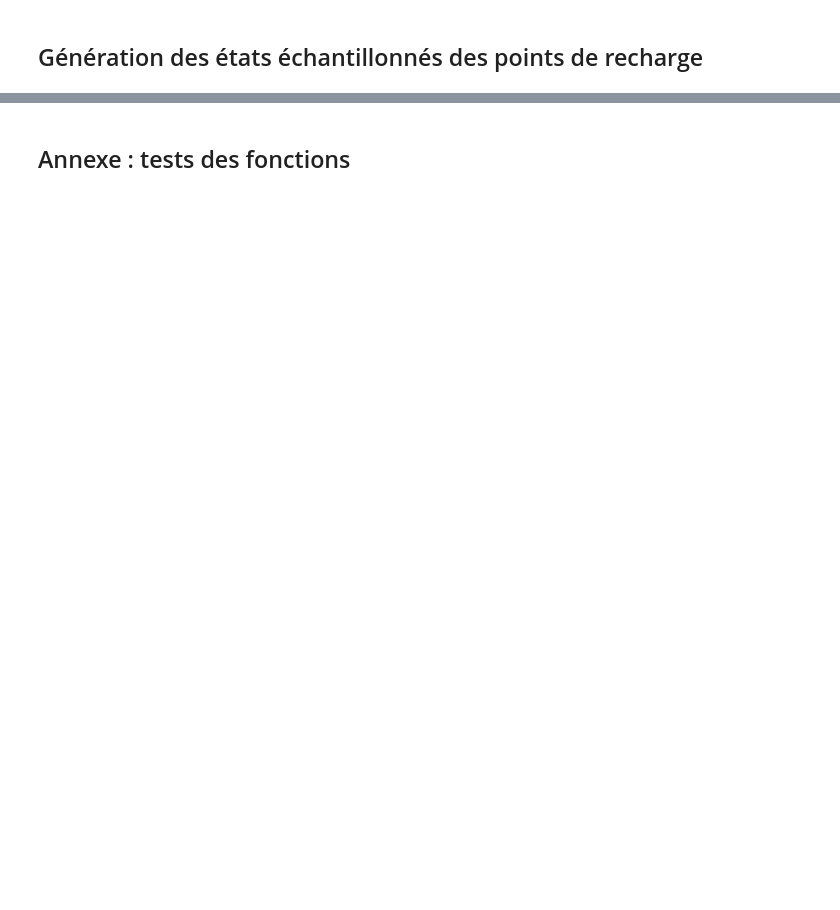
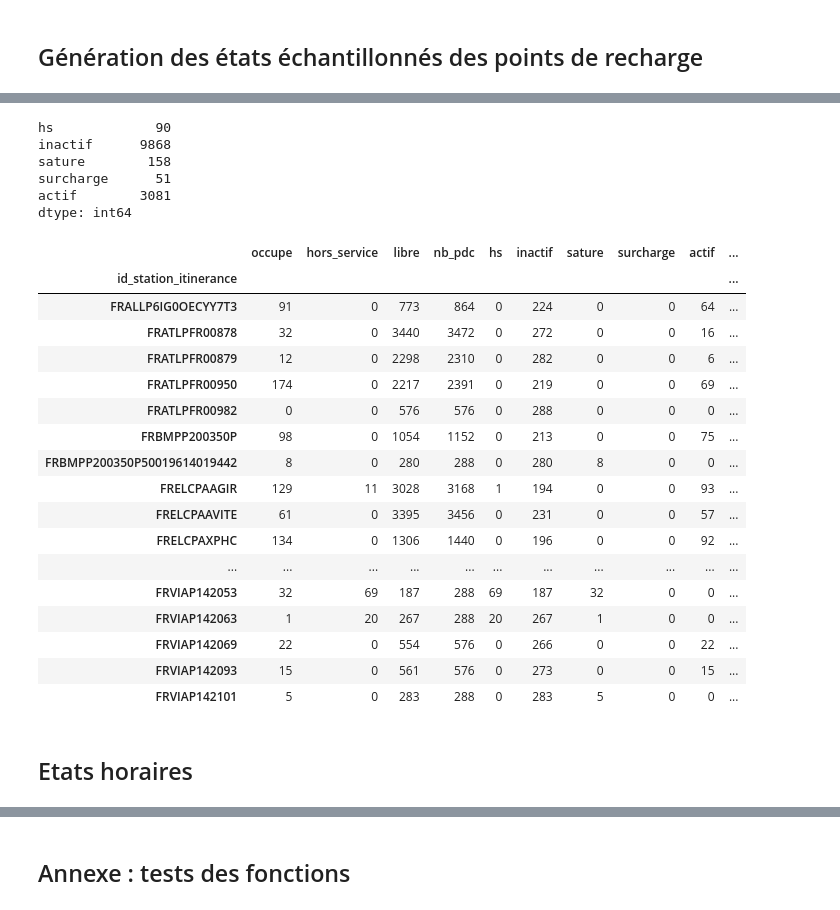
Before and after one commit to loco-labs/qualicharge-rtet, a Jupyter notebook: saturation/source/calcul_saturation.ipynb, the cells around one changed output, grey strips where cells are left out. Cells and saved outputs as stored; diff of their text form; code cells hidden in the pictures; blank space fills up the shorter version.

```diff
--- a/saturation/source/calcul_saturation.ipynb
+++ b/saturation/source/calcul_saturation.ipynb
@@ -152,0 +169,22 @@ pd.pivot_table(sampled_state, columns='state', aggfunc="count")
+# %%
+def to_sampled_state_grp(state_pdc, pdc_group, group_name: str):
+    merged =  pd.merge(state_pdc, pdc_group, how='left', on='id_pdc_itinerance')
+    print(len(state_pdc), len(merged))
+    merged['occupe'] = merged['state'] == 'occupe'
+    merged['hors_service'] = merged['state'] == 'hors_service'
+    merged['libre'] = merged['state'] == 'libre'
+
+    grouped = merged[[group_name, 'periode', 'occupe', 'hors_service', 'libre']].groupby([group_name, 'periode']).sum()
+    grouped['nb_pdc'] = grouped['occupe'] + grouped['hors_service'] + grouped['libre']
+
+    grouped['hs'] = (grouped['libre'] + grouped['occupe'] == 0) & (grouped['hors_service'] > 0)
+    grouped['inactif'] = ~grouped['hs'] & (grouped['occupe'] == 0)
+    grouped['sature'] = ~grouped['hs'] & ~grouped['inactif'] & (grouped['libre']/grouped['nb_pdc'] < 0.1)
+    grouped['surcharge'] = ~grouped['hs'] & ~grouped['inactif'] & ~grouped['sature'] & (grouped['libre']/grouped['nb_pdc'] < 0.2)
+    grouped['actif'] = ~grouped['hs'] & ~grouped['inactif'] & ~grouped['sature'] & ~grouped['surcharge']
+    grouped['state'] = grouped['hs'] + grouped['inactif'] * 2 + grouped['actif'] * 3 + grouped['surcharge'] * 4 + grouped['sature'] * 5
+
+    return grouped
+# %%
+sample_state_station = to_sampled_state_grp(sampled_state_pdc, pdc_stations, 'id_station_itinerance')
+sample_state_station
@@ -152,0 +207,32 @@ pd.pivot_table(sampled_state, columns='state', aggfunc="count")
+# %%
+sample_state_station[['hs', 'inactif', 'sature', 'surcharge', 'actif']].agg('sum')
+# %% [output]
+hs             90
+inactif      9868
+sature        158
+surcharge      51
+actif        3081
+dtype: int64
+# %%
+sample_state_station.groupby('id_station_itinerance').agg('sum')
+# %% [output]
+|  | occupe | hors_service | libre | nb_pdc | hs | inactif | sature | surcharge | actif | ... |
+| id_station_itinerance |  |  |  |  |  |  |  |  |  | ... |
+| FRALLP6IG0OECYY7T3 | 91 | 0 | 773 | 864 | 0 | 224 | 0 | 0 | 64 | ... |
+| FRATLPFR00878 | 32 | 0 | 3440 | 3472 | 0 | 272 | 0 | 0 | 16 | ... |
+| FRATLPFR00879 | 12 | 0 | 2298 | 2310 | 0 | 282 | 0 | 0 | 6 | ... |
+| FRATLPFR00950 | 174 | 0 | 2217 | 2391 | 0 | 219 | 0 | 0 | 69 | ... |
+| FRATLPFR00982 | 0 | 0 | 576 | 576 | 0 | 288 | 0 | 0 | 0 | ... |
+| FRBMPP200350P | 98 | 0 | 1054 | 1152 | 0 | 213 | 0 | 0 | 75 | ... |
+| FRBMPP200350P50019614019442 | 8 | 0 | 280 | 288 | 0 | 280 | 8 | 0 | 0 | ... |
+| FRELCPAAGIR | 129 | 11 | 3028 | 3168 | 1 | 194 | 0 | 0 | 93 | ... |
+| FRELCPAAVITE | 61 | 0 | 3395 | 3456 | 0 | 231 | 0 | 0 | 57 | ... |
+| FRELCPAXPHC | 134 | 0 | 1306 | 1440 | 0 | 196 | 0 | 0 | 92 | ... |
+| ... | ... | ... | ... | ... | ... | ... | ... | ... | ... | ... |
+| FRVIAP142053 | 32 | 69 | 187 | 288 | 69 | 187 | 32 | 0 | 0 | ... |
+| FRVIAP142063 | 1 | 20 | 267 | 288 | 20 | 267 | 1 | 0 | 0 | ... |
+| FRVIAP142069 | 22 | 0 | 554 | 576 | 0 | 266 | 0 | 0 | 22 | ... |
+| FRVIAP142093 | 15 | 0 | 561 | 576 | 0 | 273 | 0 | 0 | 15 | ... |
+| FRVIAP142101 | 5 | 0 | 283 | 288 | 0 | 283 | 5 | 0 | 0 | ... |
+# %% [markdown]
+## Etats horaires
```
Also changed, not shown: parts of 28 cells of this notebook.
